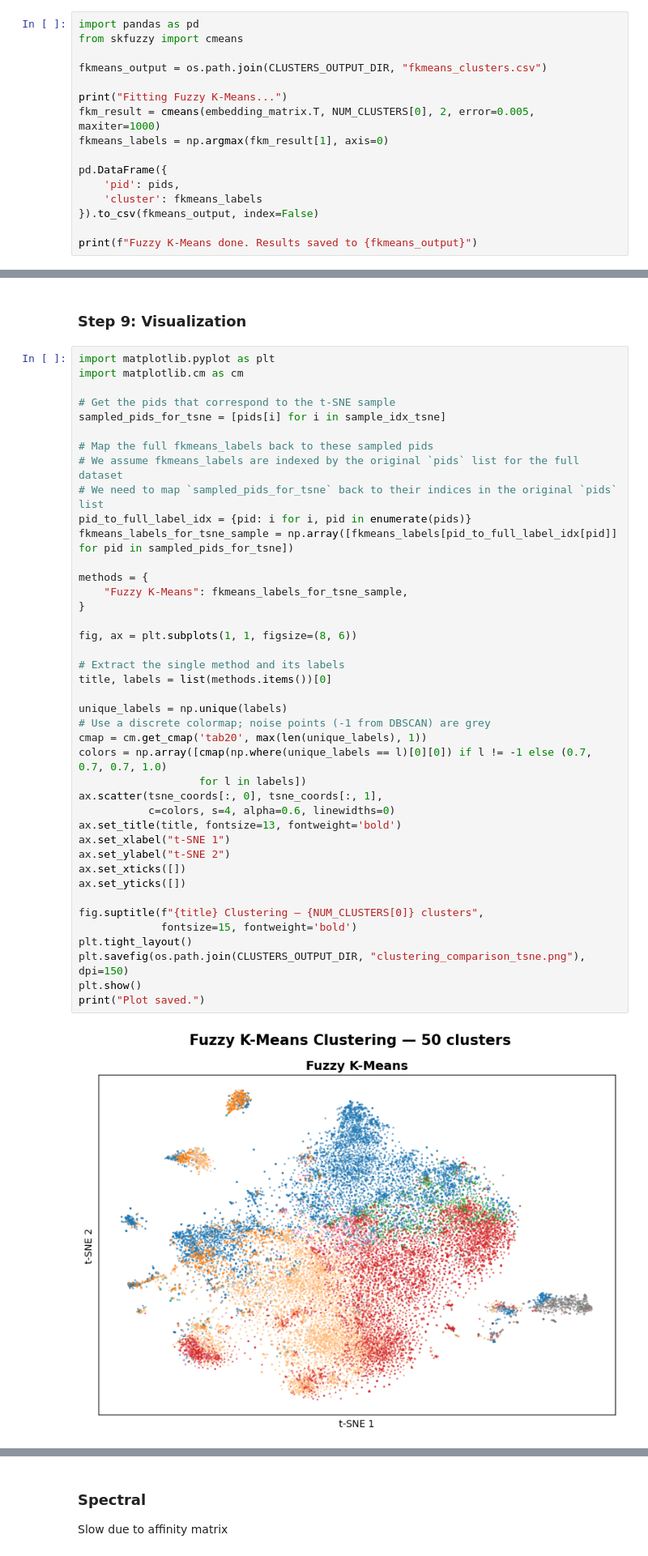
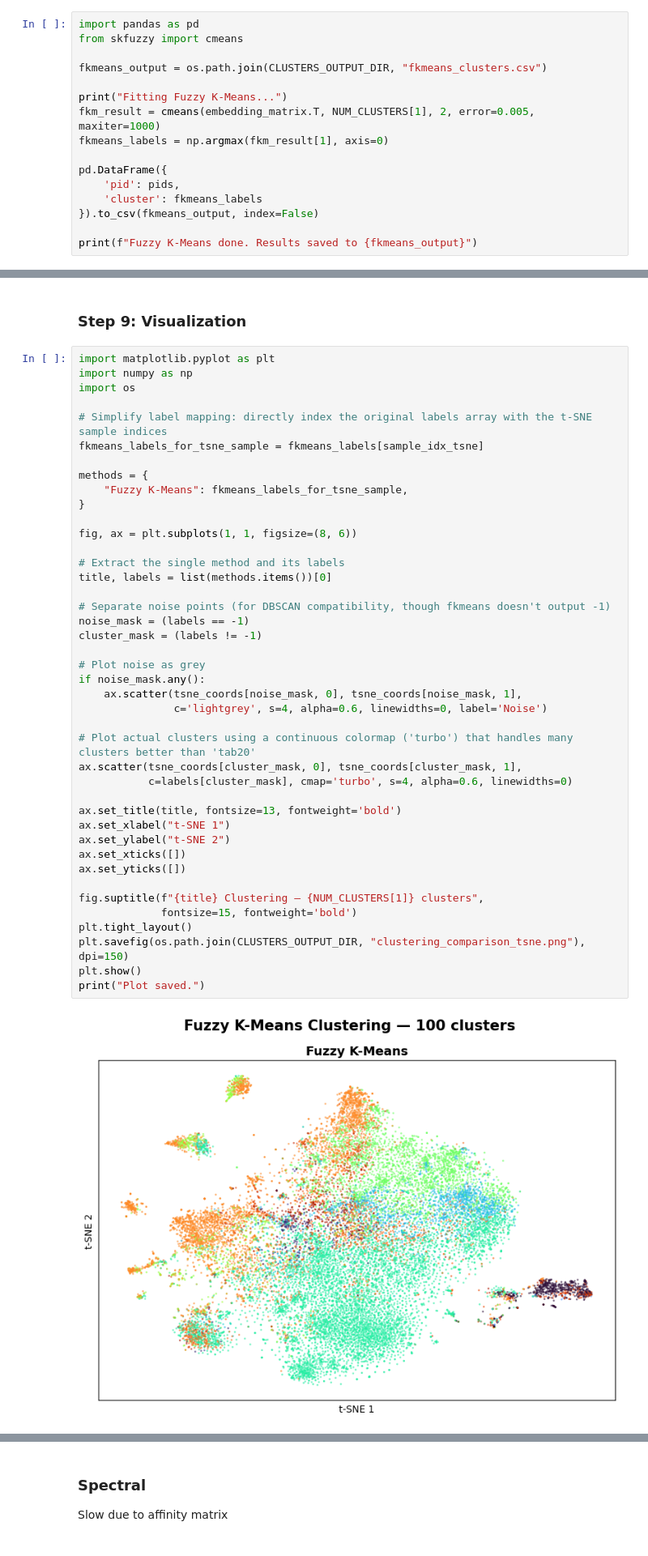
Before and after one commit to siddmohanty111/RecsysUpgrade, a Jupyter notebook: PlaylistRecsysUpgrade/clustering_comparison.ipynb, the cells around one changed output, grey strips where cells are left out. Shown at 81% size. Drawn from its saved outputs; the diff is of its cells as text.

```diff
--- a/PlaylistRecsysUpgrade/clustering_comparison.ipynb
+++ b/PlaylistRecsysUpgrade/clustering_comparison.ipynb
@@ -214,7 +185,7 @@ from skfuzzy import cmeans
 fkmeans_output = os.path.join(CLUSTERS_OUTPUT_DIR, "fkmeans_clusters.csv")
 
 print("Fitting Fuzzy K-Means...")
-fkm_result = cmeans(embedding_matrix.T, NUM_CLUSTERS[0], 2, error=0.005, maxiter=1000)
+fkm_result = cmeans(embedding_matrix.T, NUM_CLUSTERS[1], 2, error=0.005, maxiter=1000)
 fkmeans_labels = np.argmax(fkm_result[1], axis=0)
 
 pd.DataFrame({
@@ -261,45 +232,46 @@ t-SNE complete.
 ### Step 9: Visualization
 # %%
 import matplotlib.pyplot as plt
-import matplotlib.cm as cm
+import numpy as np
+import os
 
-# Get the pids that correspond to the t-SNE sample
-sampled_pids_for_tsne = [pids[i] for i in sample_idx_tsne]
-
-# Map the full fkmeans_labels back to these sampled pids
-# We assume fkmeans_labels are indexed by the original `pids` list for the full dataset
-# We need to map `sampled_pids_for_tsne` back to their indices in the original `pids` list
-pid_to_full_label_idx = {pid: i for i, pid in enumerate(pids)}
-fkmeans_labels_for_tsne_sample = np.array([fkmeans_labels[pid_to_full_label_idx[pid]] for pid in sampled_pids_for_tsne])
+# Simplify label mapping: directly index the original labels array with the t-SNE sample indices
+fkmeans_labels_for_tsne_sample = fkmeans_labels[sample_idx_tsne]
 
 methods = {
     "Fuzzy K-Means": fkmeans_labels_for_tsne_sample,
 }
 
 fig, ax = plt.subplots(1, 1, figsize=(8, 6))
 
 # Extract the single method and its labels
 title, labels = list(methods.items())[0]
 
-unique_labels = np.unique(labels)
-# Use a discrete colormap; noise points (-1 from DBSCAN) are grey
-cmap = cm.get_cmap('tab20', max(len(unique_labels), 1))
-colors = np.array([cmap(np.where(unique_labels == l)[0][0]) if l != -1 else (0.7, 0.7, 0.7, 1.0)
-                   for l in labels])
-ax.scatter(tsne_coords[:, 0], tsne_coords[:, 1],
-           c=colors, s=4, alpha=0.6, linewidths=0)
+# Separate noise points (for DBSCAN compatibility, though fkmeans doesn't output -1)
+noise_mask = (labels == -1)
+cluster_mask = (labels != -1)
+
+# Plot noise as grey
+if noise_mask.any():
+    ax.scatter(tsne_coords[noise_mask, 0], tsne_coords[noise_mask, 1],
+               c='lightgrey', s=4, alpha=0.6, linewidths=0, label='Noise')
+
+# Plot actual clusters using a continuous colormap ('turbo') that handles many clusters better than 'tab20'
+ax.scatter(tsne_coords[cluster_mask, 0], tsne_coords[cluster_mask, 1],
+           c=labels[cluster_mask], cmap='turbo', s=4, alpha=0.6, linewidths=0)
+
 ax.set_title(title, fontsize=13, fontweight='bold')
 ax.set_xlabel("t-SNE 1")
 ax.set_ylabel("t-SNE 2")
 ax.set_xticks([])
 ax.set_yticks([])
 
-fig.suptitle(f"{title} Clustering — {NUM_CLUSTERS[0]} clusters",
+fig.suptitle(f"{title} Clustering — {NUM_CLUSTERS[1]} clusters",
              fontsize=15, fontweight='bold')
 plt.tight_layout()
 plt.savefig(os.path.join(CLUSTERS_OUTPUT_DIR, "clustering_comparison_tsne.png"), dpi=150)
 plt.show()
 print("Plot saved.")
 # %% [output]
-[figure, old version]
+[figure, new version]
 Plot saved.
```
Also changed, not shown: parts of 8 cells of this notebook.
